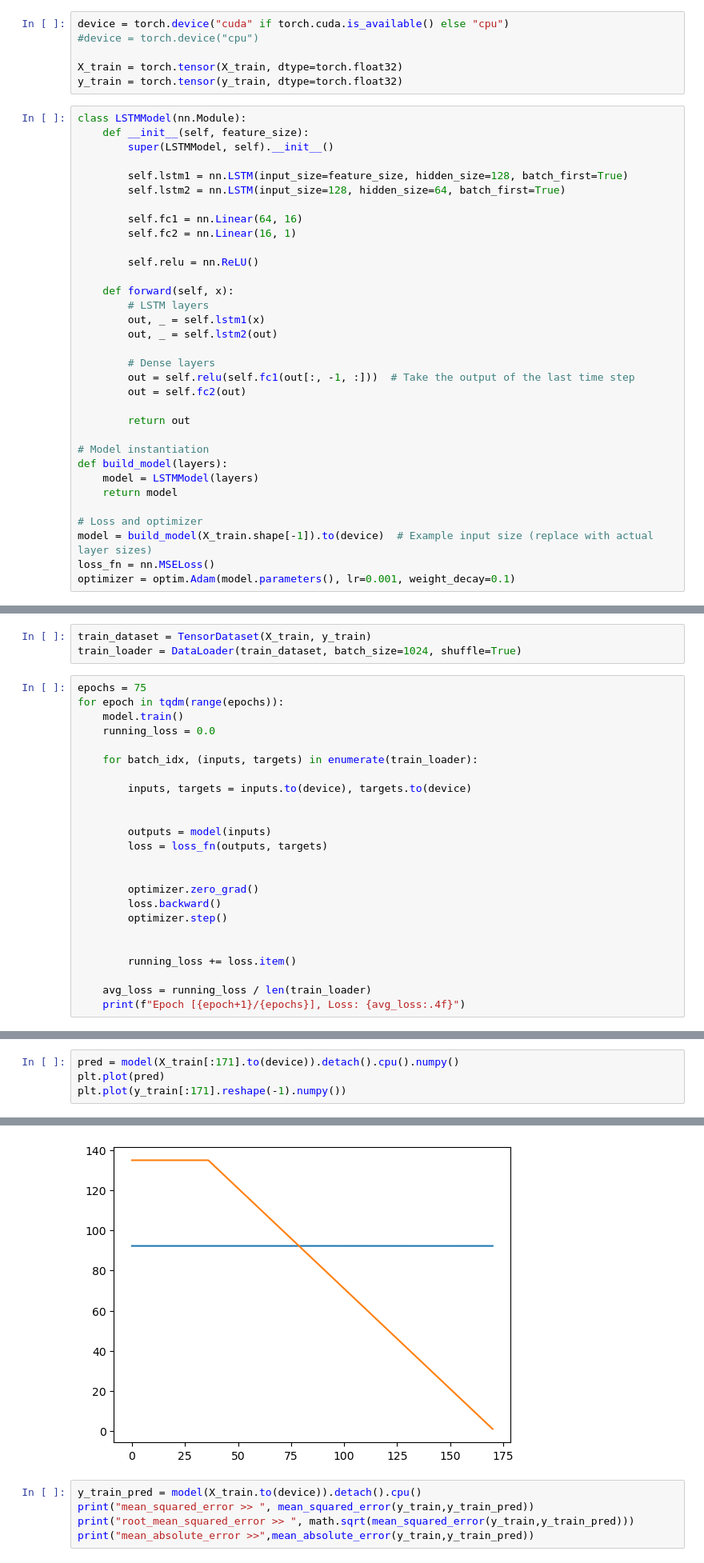
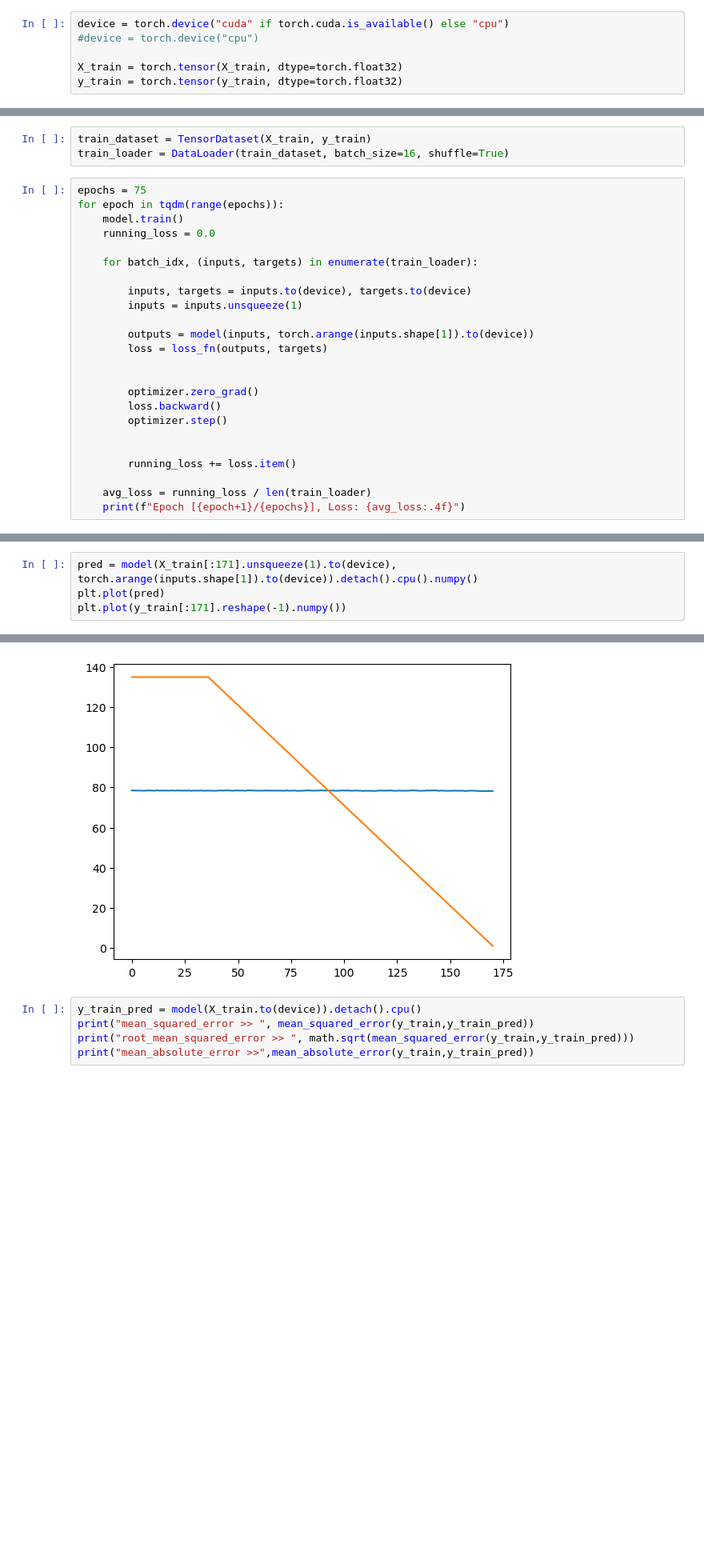
Before and after one commit to RangerCoF/RUL-Prediction, a Jupyter notebook: Transformer.ipynb, the cells around one changed output, grey strips where cells are left out. Shown at 80% size. Drawn from its saved outputs; the diff is of its cells as text; blank space fills up the shorter version.

```diff
--- a/Transformer.ipynb
+++ b/Transformer.ipynb
@@ -326,36 +344,3 @@ device = torch.device("cuda" if torch.cuda.is_available() else "cpu")
 
 X_train = torch.tensor(X_train, dtype=torch.float32)
 y_train = torch.tensor(y_train, dtype=torch.float32)
-# %%
-class LSTMModel(nn.Module):
-    def __init__(self, feature_size):
-        super(LSTMModel, self).__init__()
-
-        self.lstm1 = nn.LSTM(input_size=feature_size, hidden_size=128, batch_first=True)
-        self.lstm2 = nn.LSTM(input_size=128, hidden_size=64, batch_first=True)
-
-        self.fc1 = nn.Linear(64, 16)
-        self.fc2 = nn.Linear(16, 1)
-
-        self.relu = nn.ReLU()
-
-    def forward(self, x):
-        # LSTM layers
-        out, _ = self.lstm1(x)
-        out, _ = self.lstm2(out)
-
-        # Dense layers
-        out = self.relu(self.fc1(out[:, -1, :]))  # Take the output of the last time step
-        out = self.fc2(out)
-
-        return out
-
-# Model instantiation
-def build_model(layers):
-    model = LSTMModel(layers)
-    return model
-
-# Loss and optimizer
-model = build_model(X_train.shape[-1]).to(device)  # Example input size (replace with actual layer sizes)
-loss_fn = nn.MSELoss()
-optimizer = optim.Adam(model.parameters(), lr=0.001, weight_decay=0.1)
@@ -362,6 +561,6 @@ optimizer = optim.Adam(model.parameters(), lr=0.001, weight_decay=0.1)
 # %%
 train_dataset = TensorDataset(X_train, y_train)
-train_loader = DataLoader(train_dataset, batch_size=1024, shuffle=True)
+train_loader = DataLoader(train_dataset, batch_size=16, shuffle=True)
 # %%
 epochs = 75
 for epoch in tqdm(range(epochs)):
@@ -371,9 +570,9 @@ for epoch in tqdm(range(epochs)):
     for batch_idx, (inputs, targets) in enumerate(train_loader):
 
         inputs, targets = inputs.to(device), targets.to(device)
+        inputs = inputs.unsqueeze(1)
 
-
-        outputs = model(inputs)
+        outputs = model(inputs, torch.arange(inputs.shape[1]).to(device))
         loss = loss_fn(outputs, targets)
 
 
@@ -413,10 +602,10 @@ tensor([[92.2673],
 # %%
-pred = model(X_train[:171].to(device)).detach().cpu().numpy()
+pred = model(X_train[:171].unsqueeze(1).to(device), torch.arange(inputs.shape[1]).to(device)).detach().cpu().numpy()
 plt.plot(pred)
 plt.plot(y_train[:171].reshape(-1).numpy())
 # %% [output]
 [<matplotlib.lines.Line2D at 0x...>]
-[figure, old version]
+[figure, new version]
 # %%
 y_train_pred = model(X_train.to(device)).detach().cpu()
 print("mean_squared_error >> ", mean_squared_error(y_train,y_train_pred))
```
Also changed, not shown: parts of 7 cells of this notebook, 1 other file.
